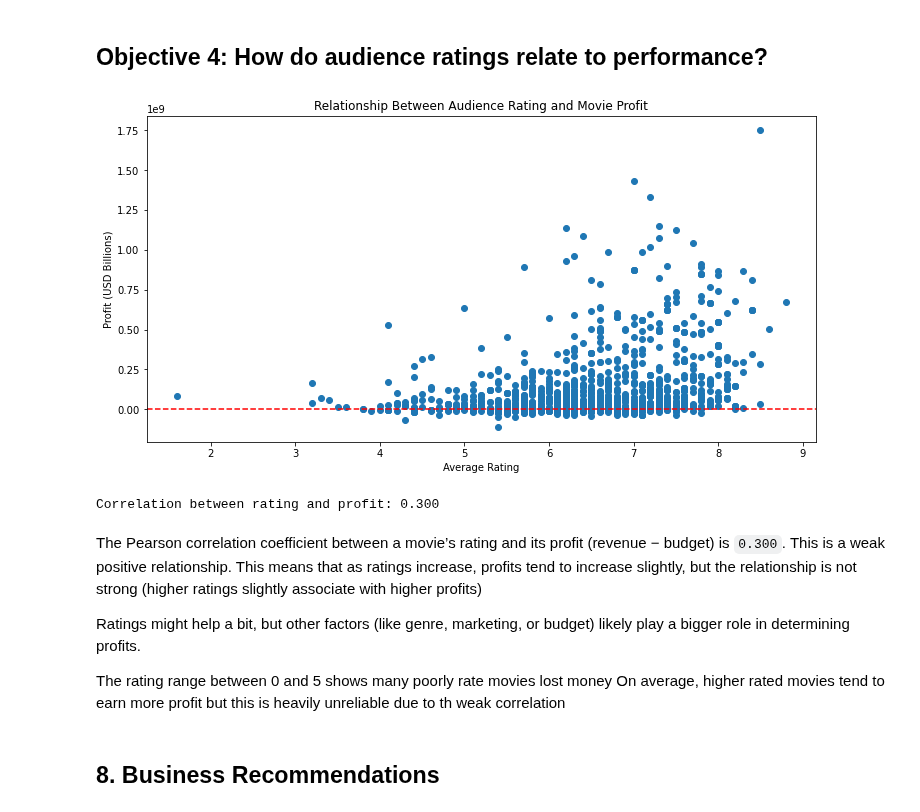
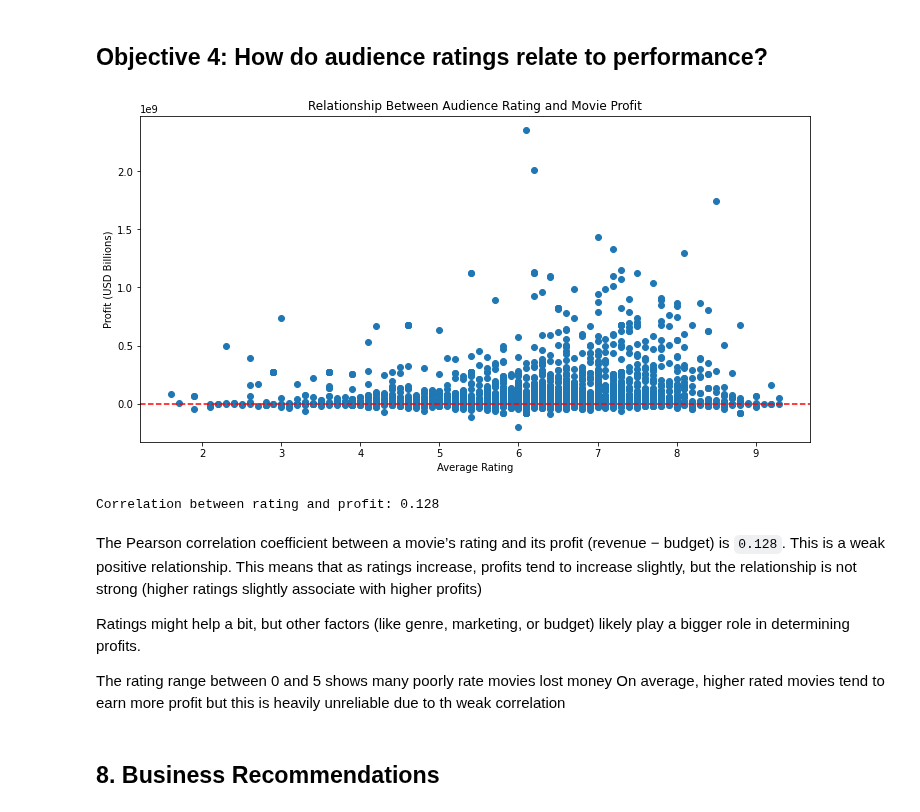
Before and after one commit to fredrickochieng-cell/Group4_Phase2_Project, a Jupyter notebook: index.ipynb, the cells around one changed output. Drawn from its saved outputs; the diff is of its cells as text; code cells hidden in the pictures.

```diff
--- a/index.ipynb
+++ b/index.ipynb
@@ -578,23 +560,23 @@ The studio should invest in high budget movies as they are more likely to genera
 # %%
 # Create scatter plot
 plt.figure(figsize=(12, 6))
-plt.scatter(merged_df['averagerating'], merged_df['profit'])
+plt.scatter(merged_by_title['averagerating'], merged_by_title['profit'])
 plt.xlabel('Average Rating')
 plt.ylabel('Profit (USD Billions)')
 plt.title('Relationship Between Audience Rating and Movie Profit')
 plt.axhline(y=0, color='r', linestyle='--')
 #Draws a horizontal reference line at y = 0 (zero profit) in red.
 # This helps visually separate profitable vs. loss-making movies.
 plt.show()
 
 # Calculate correlation
-correlation = merged_df['averagerating'].corr(merged_df['profit'])
+correlation = merged_by_title['averagerating'].corr(merged_by_title['profit'])
 print(f"Correlation between rating and profit: {correlation:.3f}")
 # %% [output]
-[figure, old version]
+[figure, new version]
-Correlation between rating and profit: 0.300
+Correlation between rating and profit: 0.128
 # %% [markdown]
-The Pearson correlation coefficient between a movie’s rating and its profit (revenue − budget) is `0.300`. This is a weak positive relationship. This means that as ratings increase, profits tend to increase slightly, but the relationship is not strong (higher ratings slightly associate with higher profits)
+The Pearson correlation coefficient between a movie’s rating and its profit (revenue − budget) is `0.128`. This is a weak positive relationship. This means that as ratings increase, profits tend to increase slightly, but the relationship is not strong (higher ratings slightly associate with higher profits)
 
 Ratings might help a bit, but other factors (like genre, marketing, or budget) likely play a bigger role in determining profits.
 
```
Also changed, not shown: parts of 5 cells of this notebook.
